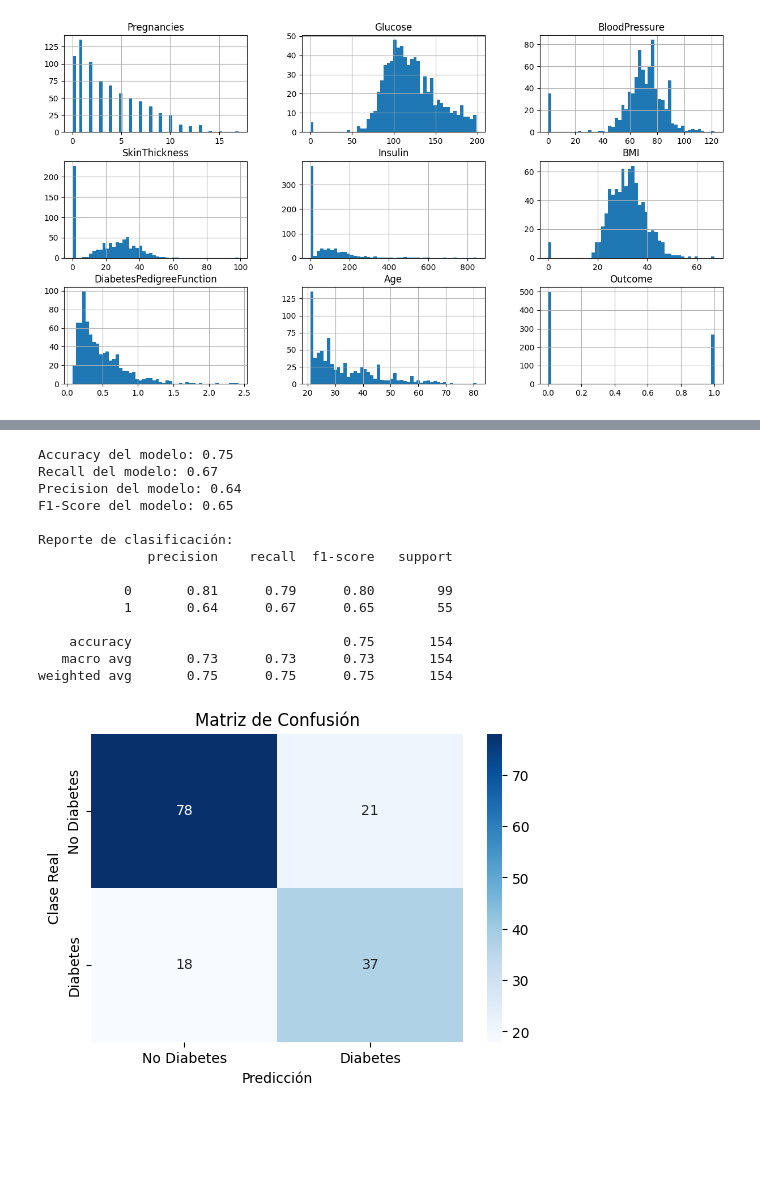
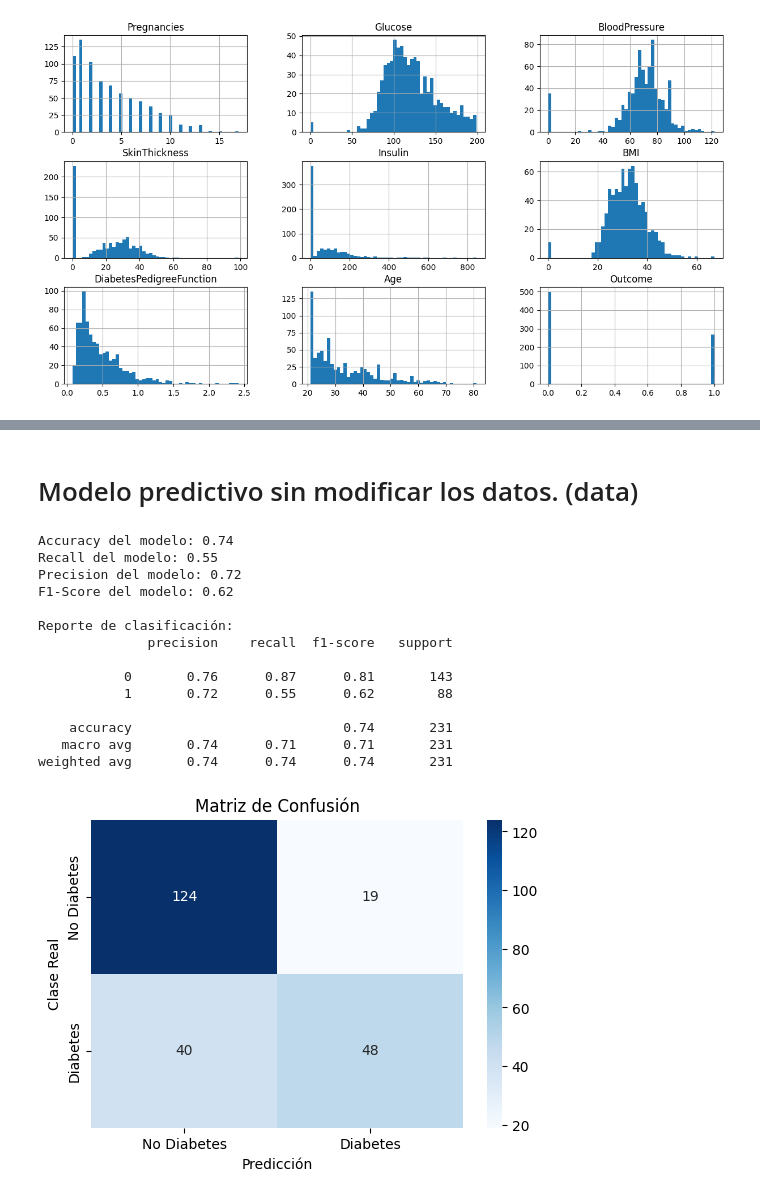
Before and after one commit to PabloSanchez87/DataScience_and_IA, a Jupyter notebook: Notebooks/Daniel/7-Diabetes.ipynb, the cells around one changed output, grey strips where cells are left out. Drawn from its saved outputs; the diff is of its cells as text; code cells hidden in the pictures; blank space fills up the shorter version.

```diff
--- a/Notebooks/Daniel/7-Diabetis.ipynb
+++ b/Notebooks/Daniel/7-Diabetes.ipynb
@@ -304,6 +304,8 @@ data2.describe() # cambiando 0 por la media
 | 50% | 3.000000 | 117.000000 | 72.000000 | 29.000000 | 30.500000 | 32.000000 | 0.372500 | 29.000000 | ... |
 | 75% | 6.000000 | 140.250000 | 80.000000 | 32.000000 | 127.250000 | 36.600000 | 0.626250 | 41.000000 | ... |
 | max | 17.000000 | 199.000000 | 122.000000 | 99.000000 | 846.000000 | 67.100000 | 2.420000 | 81.000000 | ... |
+# %% [markdown]
+# Modelo predictivo sin modificar los datos. (data)
 # %%
 
 # Variables predictoras y objetivo
@@ -311,10 +313,10 @@ X = data.drop(columns=['Outcome'])  # Eliminar la columna de la salida
 y = data['Outcome']                # Variable objetivo
 
 # Dividir los datos en conjunto de entrenamiento y prueba
-X_train, X_test, y_train, y_test = train_test_split(X, y, test_size=0.2, random_state=42)
+X_train, X_test, y_train, y_test = train_test_split(X, y, test_size=0.3, random_state=1111)
 
 # Crear y entrenar el modelo
-model = LogisticRegression(max_iter=1000, random_state=42)
+model = LogisticRegression(max_iter=1000, random_state=1111)
 model.fit(X_train, y_train)
 
 # Predicciones
@@ -326,40 +328,40 @@ print(f"Accuracy del modelo: {accuracy:.2f}")
 
 # Calcular el recall
 recall = recall_score(y_test, y_pred)
 print(f"Recall del modelo: {recall:.2f}")
 
 # Calcular precisión (precision)
 precision = precision_score(y_test, y_pred)
 print(f"Precision del modelo: {precision:.2f}")
 
 # Calcular F1-Score
 f1 = f1_score(y_test, y_pred)
 print(f"F1-Score del modelo: {f1:.2f}")
 
 print("\nReporte de clasificación:")
 print(classification_report(y_test, y_pred))
 
 # Matriz de confusión
 conf_matrix = confusion_matrix(y_test, y_pred)
 plt.figure(figsize=(6, 4))
 sns.heatmap(conf_matrix, annot=True, fmt='d', cmap='Blues', xticklabels=['No Diabetes', 'Diabetes'], yticklabels=['No Diabetes', 'Diabetes'])
 plt.title('Matriz de Confusión')
 plt.ylabel('Clase Real')
 plt.xlabel('Predicción')
 plt.show()
 # %% [output]
-Accuracy del modelo: 0.75
-Recall del modelo: 0.67
-Precision del modelo: 0.64
-F1-Score del modelo: 0.65
+Accuracy del modelo: 0.74
+Recall del modelo: 0.55
+Precision del modelo: 0.72
+F1-Score del modelo: 0.62
 
 Reporte de clasificación:
               precision    recall  f1-score   support
 
-           0       0.81      0.79      0.80        99
-           1       0.64      0.67      0.65        55
+           0       0.76      0.87      0.81       143
+           1       0.72      0.55      0.62        88
 
-    accuracy                           0.75       154
-   macro avg       0.73      0.73      0.73       154
-weighted avg       0.75      0.75      0.75       154
+    accuracy                           0.74       231
+   macro avg       0.74      0.71      0.71       231
+weighted avg       0.74      0.74      0.74       231
-[figure, old version]
+[figure, new version]
```
Also changed, not shown: parts of 5 cells of this notebook, 2 other files.
